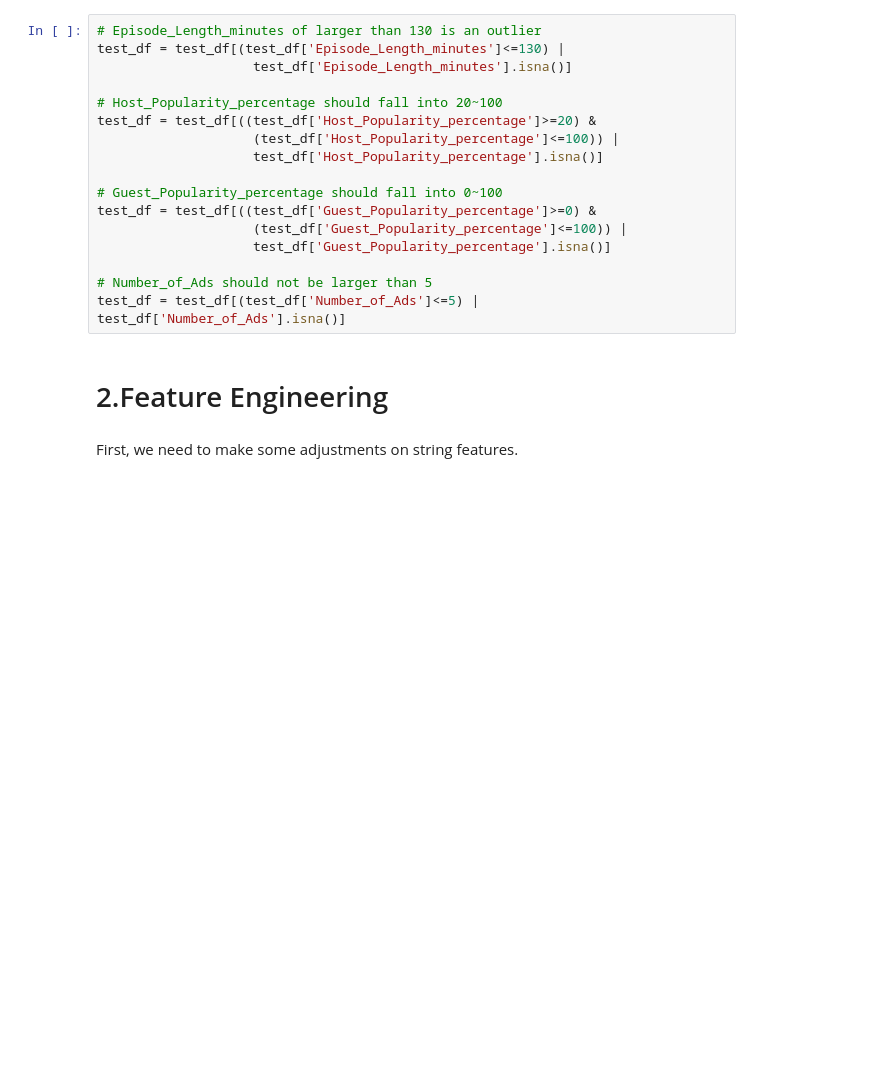
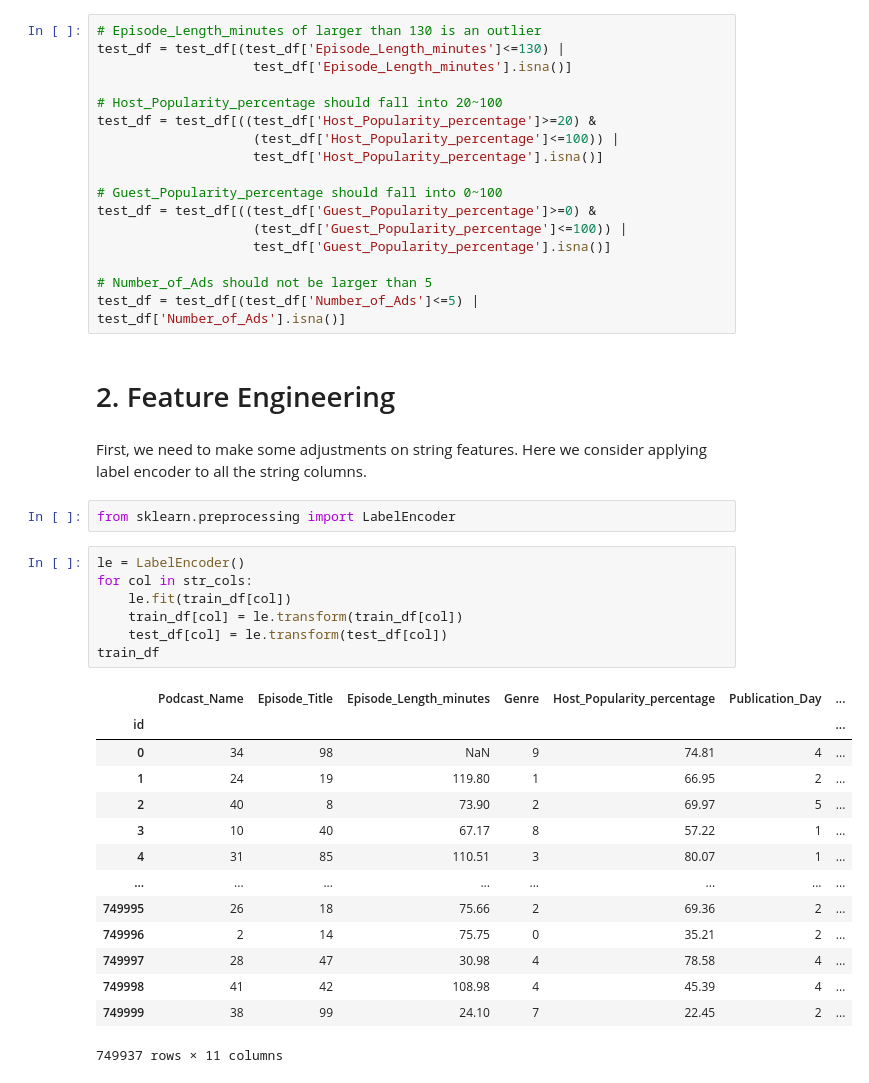
Before and after one commit to twparzi4/kaggle-predict_podcast_listening_time, a Jupyter notebook: Podcast Listening Time.ipynb, the cells around one changed output. Cells and saved outputs as stored; diff of their text form; blank space fills up the shorter version.

Commit message:
Kaggle Notebook | Podcast Listening Time | Version 2

```diff
--- a/Podcast Listening Time.ipynb
+++ b/Podcast Listening Time.ipynb
@@ -264,6 +267,30 @@ test_df = test_df[((test_df['Guest_Popularity_percentage']>=0) &
 # Number_of_Ads should not be larger than 5
 test_df = test_df[(test_df['Number_of_Ads']<=5) | test_df['Number_of_Ads'].isna()]
 # %% [markdown]
-# 2.Feature Engineering
+# 2. Feature Engineering
 # %% [markdown]
-First, we need to make some adjustments on string features.
+First, we need to make some adjustments on string features. Here we consider applying label encoder to all the string columns.
+# %%
+from sklearn.preprocessing import LabelEncoder
+# %%
+le = LabelEncoder()
+for col in str_cols:
+    le.fit(train_df[col])
+    train_df[col] = le.transform(train_df[col])
+    test_df[col] = le.transform(test_df[col])
+train_df
+# %% [output]
+|  | Podcast_Name | Episode_Title | Episode_Length_minutes | Genre | Host_Popularity_percentage | Publication_Day | ... |
+| id |  |  |  |  |  |  | ... |
+| 0 | 34 | 98 | NaN | 9 | 74.81 | 4 | ... |
+| 1 | 24 | 19 | 119.80 | 1 | 66.95 | 2 | ... |
+| 2 | 40 | 8 | 73.90 | 2 | 69.97 | 5 | ... |
+| 3 | 10 | 40 | 67.17 | 8 | 57.22 | 1 | ... |
+| 4 | 31 | 85 | 110.51 | 3 | 80.07 | 1 | ... |
+| ... | ... | ... | ... | ... | ... | ... | ... |
+| 749995 | 26 | 18 | 75.66 | 2 | 69.36 | 2 | ... |
+| 749996 | 2 | 14 | 75.75 | 0 | 35.21 | 2 | ... |
+| 749997 | 28 | 47 | 30.98 | 4 | 78.58 | 4 | ... |
+| 749998 | 41 | 42 | 108.98 | 4 | 45.39 | 4 | ... |
+| 749999 | 38 | 99 | 24.10 | 7 | 22.45 | 2 | ... |
+749937 rows × 11 columns
```
Also changed, not shown: parts of 10 cells of this notebook.
